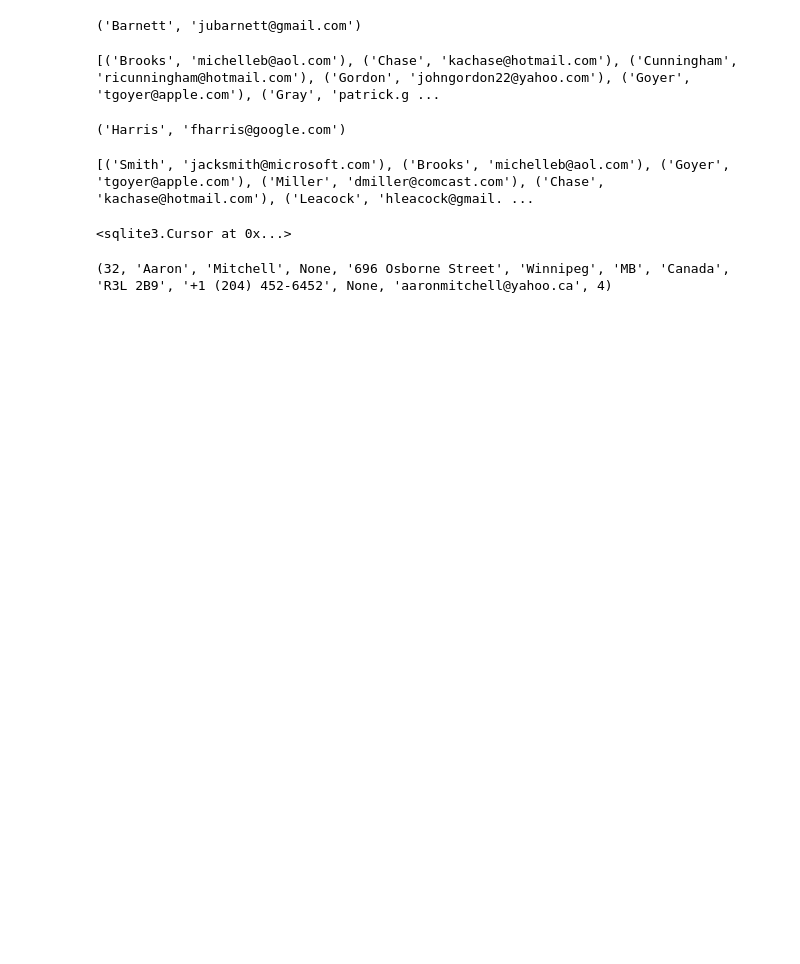
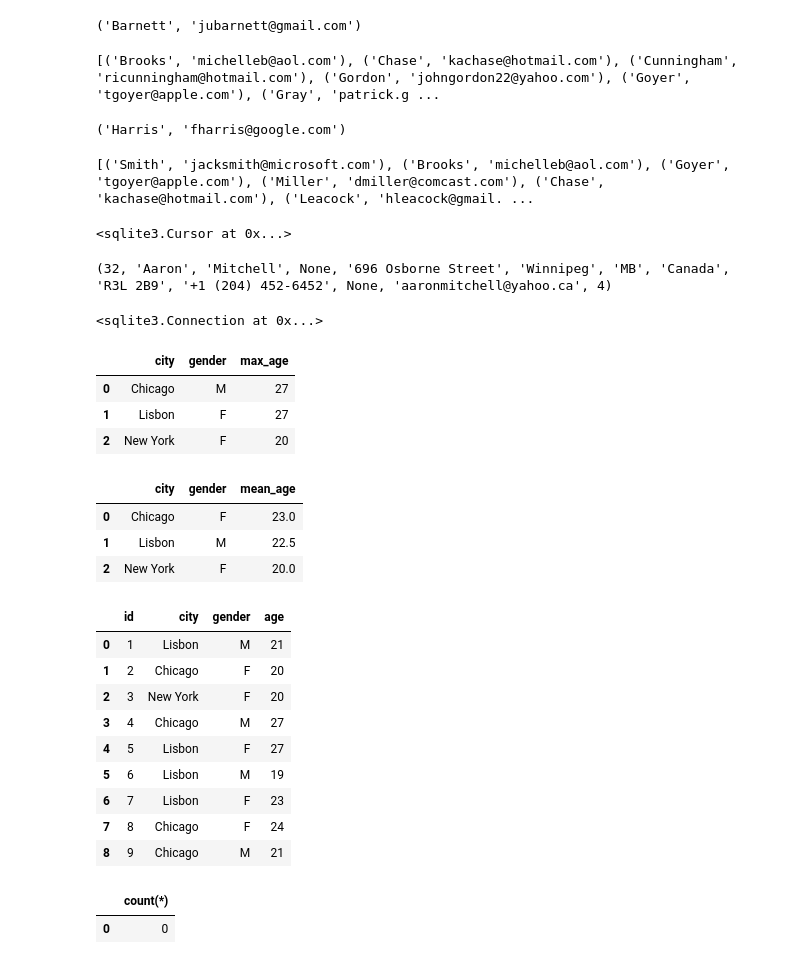
Before and after one commit to pursh2002/dailycoding-challange1, a Jupyter notebook: SQLite database in Python.ipynb, the cells around one changed output. Saved outputs shown, nothing was run; the diff lists cells and outputs as text; code cells hidden in the pictures; blank space fills up the shorter version.

```diff
--- a/SQLite database in Python.ipynb
+++ b/SQLite database in Python.ipynb
@@ -147,0 +152,6 @@ print(cur.fetchone())
+# %%
+cn = sqlite3.connect(r'/Users/apple/Desktop/agents.db')
+# %%
+cn
+# %% [output]
+<sqlite3.Connection at 0x...>
@@ -147,0 +161,7 @@ print(cur.fetchone())
+# %%
+df
+# %% [output]
+|  | city | gender | max_age |
+| 0 | Chicago | M | 27 |
+| 1 | Lisbon | F | 27 |
+| 2 | New York | F | 20 |
@@ -147,0 +170,22 @@ print(cur.fetchone())
+# %%
+df1_avg
+# %% [output]
+|  | city | gender | mean_age |
+| 0 | Chicago | F | 23.0 |
+| 1 | Lisbon | M | 22.5 |
+| 2 | New York | F | 20.0 |
+# %%
+df1_all = pd.read_sql_query("SELECT* FROM elite_agent ", cn)
+# %%
+df1_all
+# %% [output]
+|  | id | city | gender | age |
+| 0 | 1 | Lisbon | M | 21 |
+| 1 | 2 | Chicago | F | 20 |
+| 2 | 3 | New York | F | 20 |
+| 3 | 4 | Chicago | M | 27 |
+| 4 | 5 | Lisbon | F | 27 |
+| 5 | 6 | Lisbon | M | 19 |
+| 6 | 7 | Lisbon | F | 23 |
+| 7 | 8 | Chicago | F | 24 |
+| 8 | 9 | Chicago | M | 21 |
@@ -147,0 +194,5 @@ print(cur.fetchone())
+# %%
+df1_a
+# %% [output]
+|  | count(*) |
+| 0 | 0 |
```
Also changed, not shown: parts of 7 cells of this notebook.
